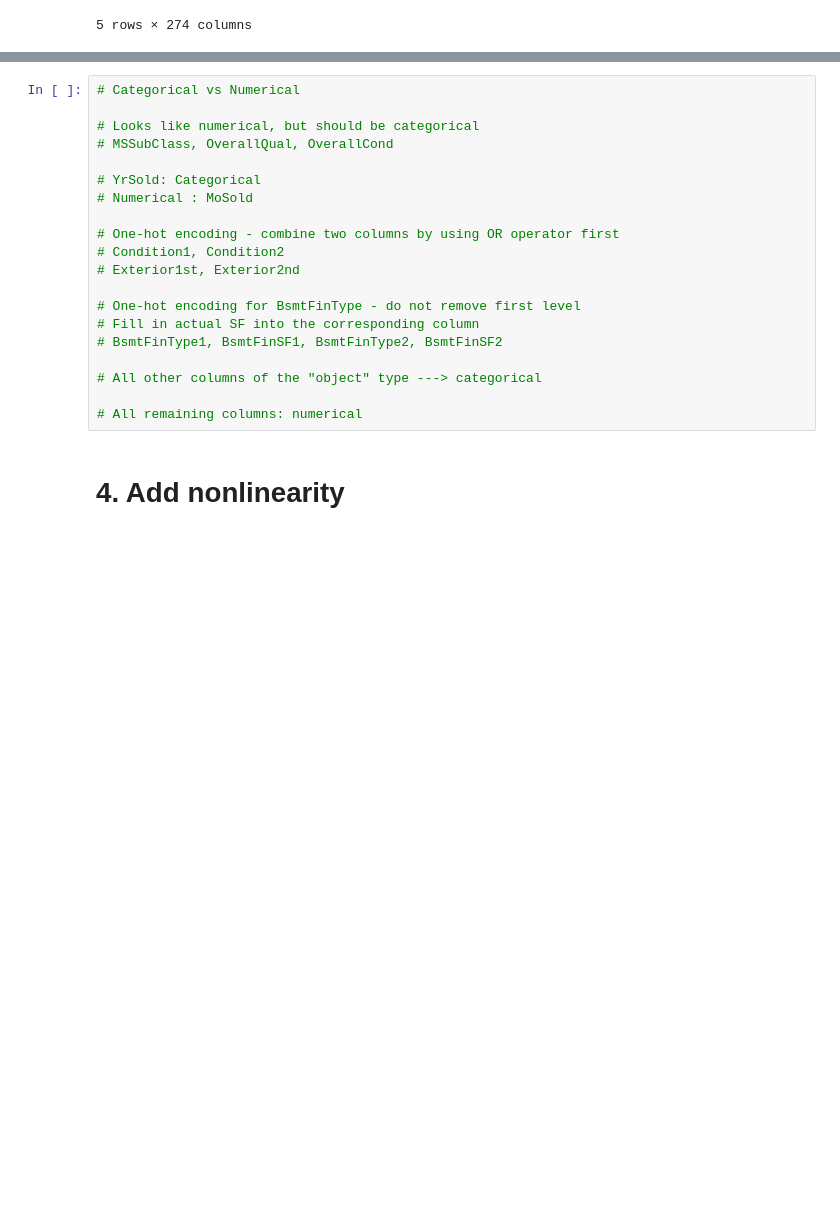
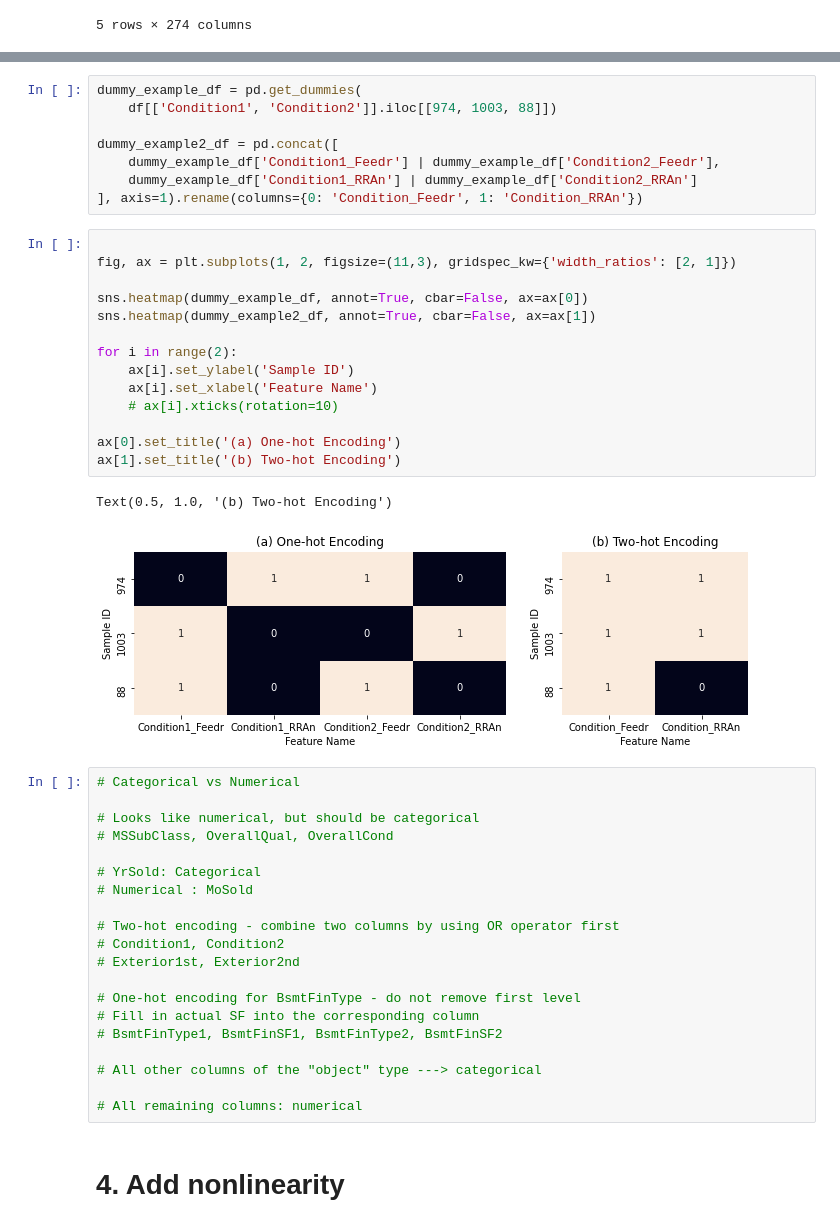
Before and after one commit to dehuihou/ames_house_price, a Jupyter notebook: sta208_final_project.ipynb, the cells around one changed output, grey strips where cells are left out. Saved outputs shown, nothing was run; the diff lists cells and outputs as text; blank space fills up the shorter version.

```diff
--- a/sta208_final_project.ipynb
+++ b/sta208_final_project.ipynb
@@ -441,3 +448,28 @@ df.head()
+# %%
+dummy_example_df = pd.get_dummies(
+    df[['Condition1', 'Condition2']].iloc[[974, 1003, 88]])
+
+dummy_example2_df = pd.concat([
+    dummy_example_df['Condition1_Feedr'] | dummy_example_df['Condition2_Feedr'],
+    dummy_example_df['Condition1_RRAn'] | dummy_example_df['Condition2_RRAn']
+], axis=1).rename(columns={0: 'Condition_Feedr', 1: 'Condition_RRAn'})
+# %%
+
+fig, ax = plt.subplots(1, 2, figsize=(11,3), gridspec_kw={'width_ratios': [2, 1]})
+
+sns.heatmap(dummy_example_df, annot=True, cbar=False, ax=ax[0])
+sns.heatmap(dummy_example2_df, annot=True, cbar=False, ax=ax[1])
+
+for i in range(2):
+    ax[i].set_ylabel('Sample ID')
+    ax[i].set_xlabel('Feature Name')
+    # ax[i].xticks(rotation=10)
+
+ax[0].set_title('(a) One-hot Encoding')
+ax[1].set_title('(b) Two-hot Encoding')
+# %% [output]
+Text(0.5, 1.0, '(b) Two-hot Encoding')
+[figure, added]
 # %%
 # Categorical vs Numerical
 
@@ -447,7 +479,7 @@ df.head()
 # YrSold: Categorical
 # Numerical : MoSold
 
-# One-hot encoding - combine two columns by using OR operator first
+# Two-hot encoding - combine two columns by using OR operator first
 # Condition1, Condition2
 # Exterior1st, Exterior2nd
 
```
Also changed, not shown: parts of 5 cells of this notebook.
